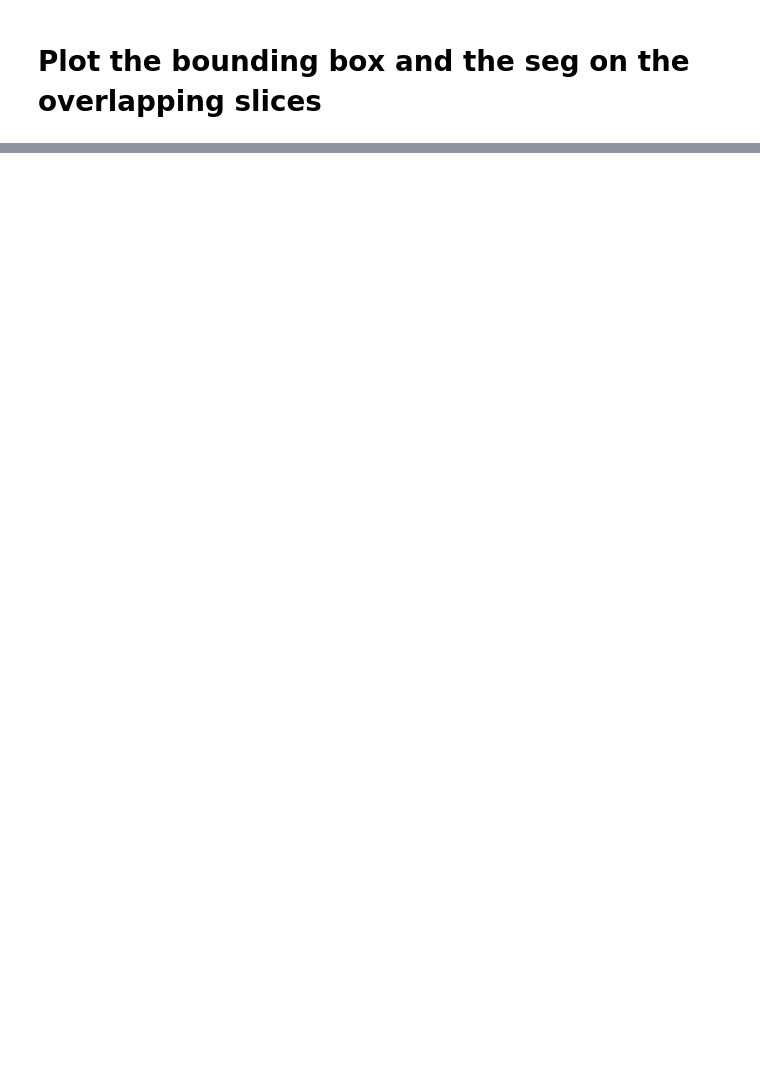
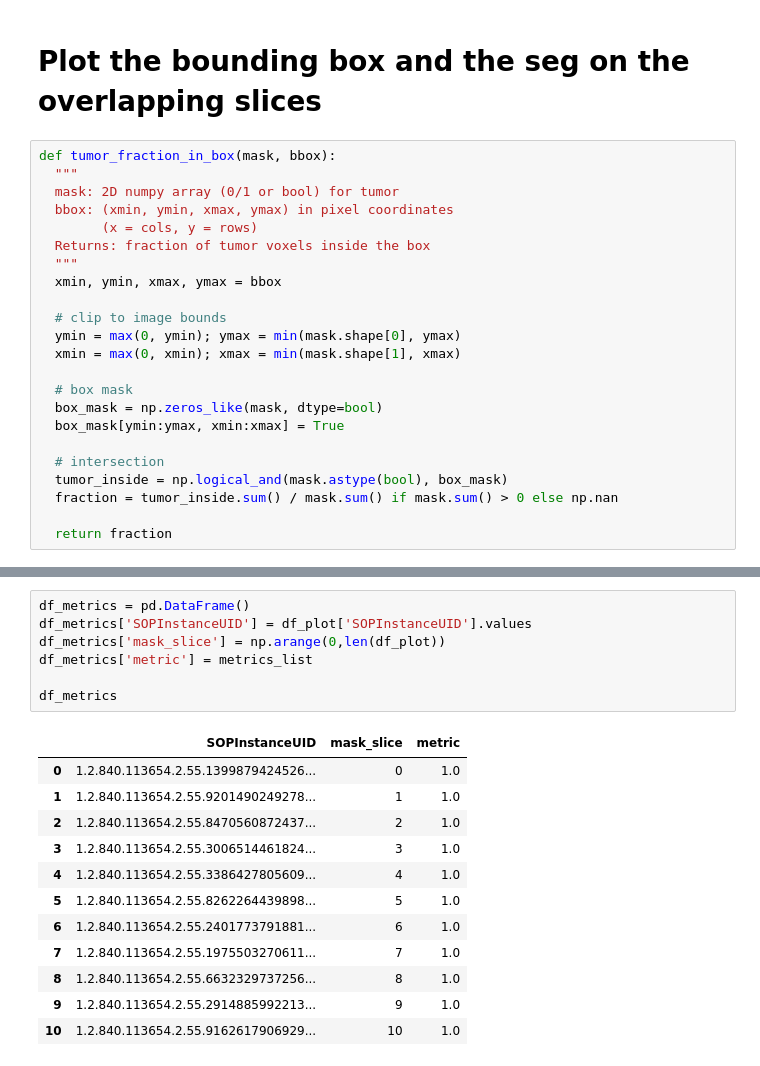
Before and after one commit to deepakri201/SR_for_NLST_Sybil, a Jupyter notebook: compare_to_nlstseg/NLST_compare_Sybil_vs_NLSTSeg.ipynb, the cells around one changed output, grey strips where cells are left out. Saved outputs shown, nothing was run; the diff lists cells and outputs as text; blank space fills up the shorter version.

```diff
--- a/compare_to_nlstseg/NLST_compare_Sybil_vs_NLSTSeg.ipynb
+++ b/compare_to_nlstseg/NLST_compare_Sybil_vs_NLSTSeg.ipynb
@@ -327,6 +329,29 @@ df_plot
 | 10 | 1.2.840.113654.2.55.9162617906929... | gs://idc-open-data/2e0111bc-82e6-... | 10 |
 # %% [markdown]
 # Plot the bounding box and the seg on the overlapping slices
+# %%
+def tumor_fraction_in_box(mask, bbox):
+  """
+  mask: 2D numpy array (0/1 or bool) for tumor
+  bbox: (xmin, ymin, xmax, ymax) in pixel coordinates
+        (x = cols, y = rows)
+  Returns: fraction of tumor voxels inside the box
+  """
+  xmin, ymin, xmax, ymax = bbox
+
+  # clip to image bounds
+  ymin = max(0, ymin); ymax = min(mask.shape[0], ymax)
+  xmin = max(0, xmin); xmax = min(mask.shape[1], xmax)
+
+  # box mask
+  box_mask = np.zeros_like(mask, dtype=bool)
+  box_mask[ymin:ymax, xmin:xmax] = True
+
+  # intersection
+  tumor_inside = np.logical_and(mask.astype(bool), box_mask)
+  fraction = tumor_inside.sum() / mask.sum() if mask.sum() > 0 else np.nan
+
+  return fraction
 # %%
 # num_overlapping_slices = len(SOPInstanceUIDs_list)
 num_overlapping_slices = len(df_plot)
@@ -437 +475,21 @@ Operation completed over 1 objects/514.0 KiB.
 [figure]
+# %%
+df_metrics = pd.DataFrame()
+df_metrics['SOPInstanceUID'] = df_plot['SOPInstanceUID'].values
+df_metrics['mask_slice'] = np.arange(0,len(df_plot))
+df_metrics['metric'] = metrics_list
+
+df_metrics
+# %% [output]
+|  | SOPInstanceUID | mask_slice | metric |
+| 0 | 1.2.840.113654.2.55.1399879424526... | 0 | 1.0 |
+| 1 | 1.2.840.113654.2.55.9201490249278... | 1 | 1.0 |
+| 2 | 1.2.840.113654.2.55.8470560872437... | 2 | 1.0 |
+| 3 | 1.2.840.113654.2.55.3006514461824... | 3 | 1.0 |
+| 4 | 1.2.840.113654.2.55.3386427805609... | 4 | 1.0 |
+| 5 | 1.2.840.113654.2.55.8262264439898... | 5 | 1.0 |
+| 6 | 1.2.840.113654.2.55.2401773791881... | 6 | 1.0 |
+| 7 | 1.2.840.113654.2.55.1975503270611... | 7 | 1.0 |
+| 8 | 1.2.840.113654.2.55.6632329737256... | 8 | 1.0 |
+| 9 | 1.2.840.113654.2.55.2914885992213... | 9 | 1.0 |
+| 10 | 1.2.840.113654.2.55.9162617906929... | 10 | 1.0 |
```
Also changed, not shown: parts of 4 cells of this notebook.
